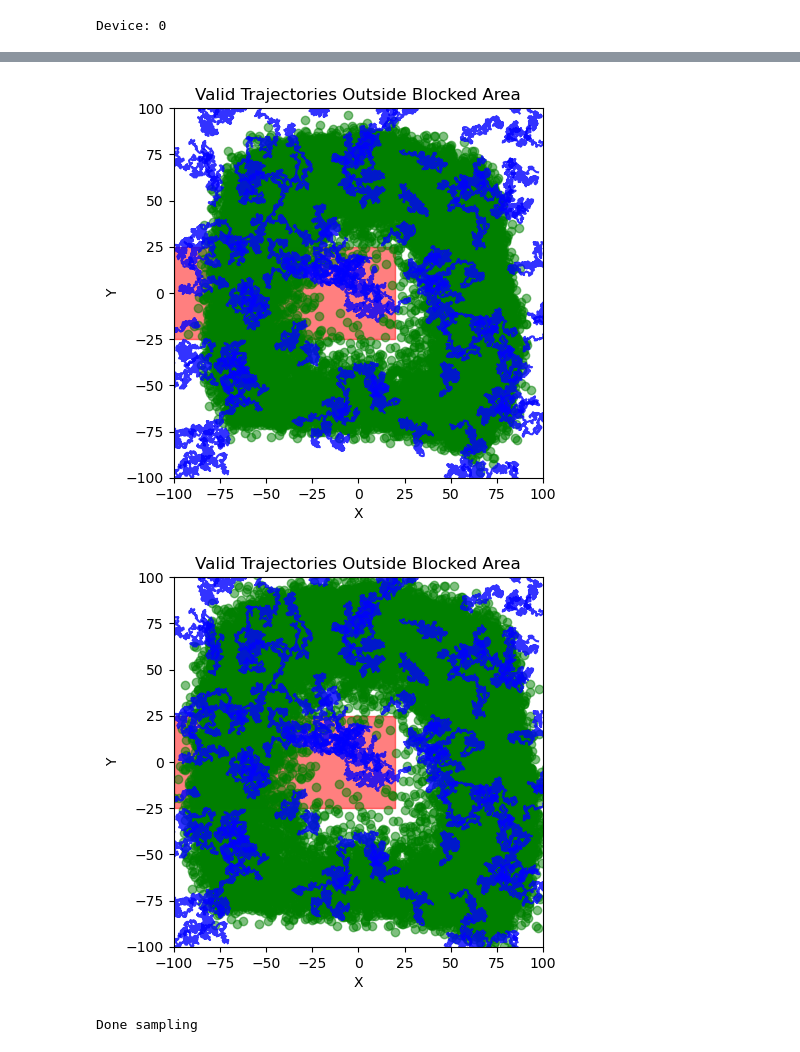
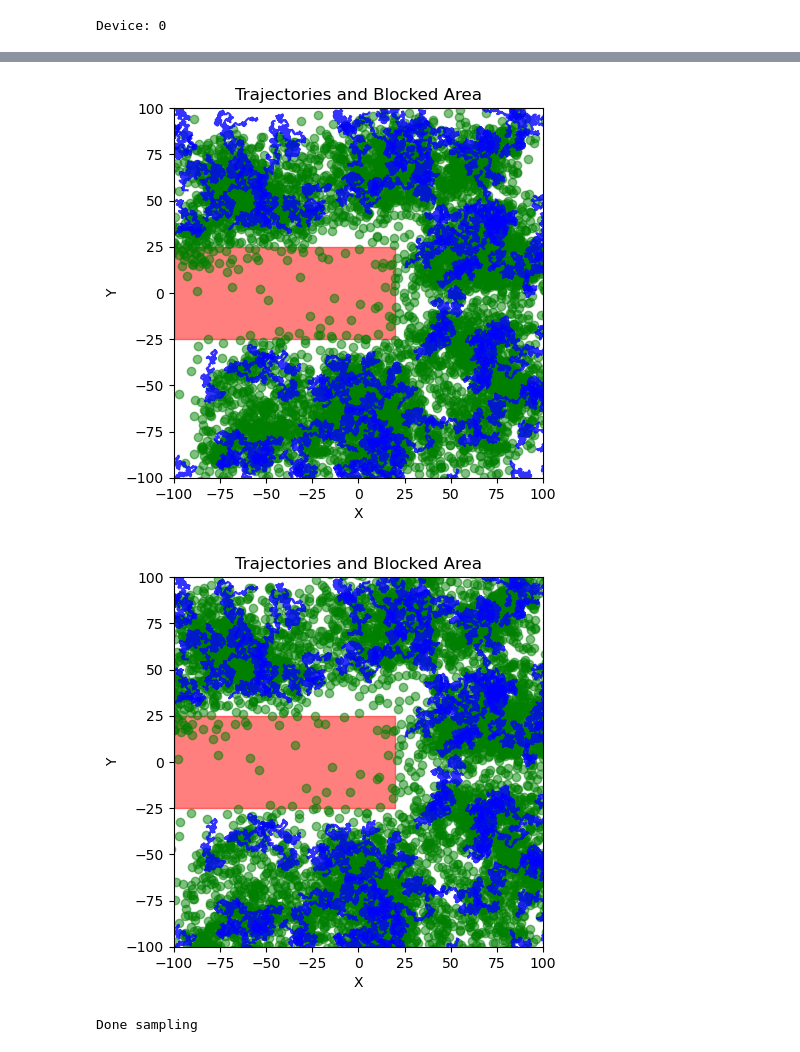
Before and after one commit to MortenHS/FlowMatching, a Jupyter notebook: test_fm.ipynb, the cells around one changed output, grey strips where cells are left out. Saved outputs shown, nothing was run; the diff lists cells and outputs as text; code cells hidden in the pictures.

```diff
--- a/test_fm.ipynb
+++ b/test_fm.ipynb
@@ -53,16 +57,16 @@ def generate_trajectories(num_trajectories, num_steps):
             x_new = trajectory[-1][0] + np.random.uniform(-1, 1)
             y_new = trajectory[-1][1] + np.random.uniform(-1, 1)
             trajectory.append((x_new, y_new))
-        trajectories.append(trajectory)
+        # trajectories.append(trajectory)
         # # Check if any point of the trajectory is inside the pillar
-        # if not any(is_inside_pillar(x, y) for x, y in trajectory):
-        #     trajectories.append(trajectory)
+        if not any(is_inside_pillar(x, y) for x, y in trajectory):
+            trajectories.append(trajectory)
     trajectories = np.array(trajectories)
     return trajectories
 # %%
 # Parameters
-num_trajectories = 100
-num_steps = 500
+num_trajectories = 1000
+num_steps = 1000
 
 # Generate valid trajectories
 valid_trajectories = generate_trajectories(num_trajectories, num_steps)
@@ -186,7 +219,8 @@ Device: 0
 batch_size = 64
 torch.manual_seed(42)
 model.eval().requires_grad_(False)
-xt = torch.randn(batch_size, num_steps, 2, device=device)
+# xt = torch.randn(batch_size, num_steps, 2, device=device) # Generates a point/trajectory for sampling defined by each step in trajectory (num_steps)
+xt = torch.randn(batch_size, num_trajectories, 2, device=device) # Generates a point/trajectory that equals the amount of trajectories (more appropriate then num_steps)
 steps = 1000
 plot_every = 100
 for i, t in enumerate(torch.linspace(0, 1, steps, device=device), start=1):
@@ -200,12 +234,14 @@ for i, t in enumerate(torch.linspace(0, 1, steps, device=device), start=1):
         for count, trajectory in enumerate(valid_trajectories):
             trajectory = np.array(trajectory)
             plt.plot(trajectory[:, 0], trajectory[:, 1], color='blue', label=f"Trajectory {count}", alpha=0.8)
-        plt.scatter(
+        # for traj in xt.detach().cpu().numpy(): # Trajectories
+        #     plt.plot(traj[:, 0], traj[:, 1], color='green', alpha=0.3)  # alpha=0.5
+        plt.scatter( # Points
             xt[:, :, 0].detach().cpu().numpy(), # detach from computation tracked by PyTorch autograd
             xt[:, :, 1].detach().cpu().numpy(), # Move from GPU memory to CPU memory so that it can be converted into NumPy array
             color='green', alpha=0.5
             )
-        plt.title("Valid Trajectories Outside Blocked Area")
+        plt.title("Trajectories and Blocked Area")
         plt.xlabel("X")
         plt.ylabel("Y")
         plt.xlim(x_min, x_max)
@@ -235,3 +271,3 @@ print("Done sampling")
-[figure, old version]
+[figure, new version]
-[figure, old version]
+[figure, new version]
 Done sampling
```
Also changed, not shown: parts of 14 cells of this notebook, 11 other files.
